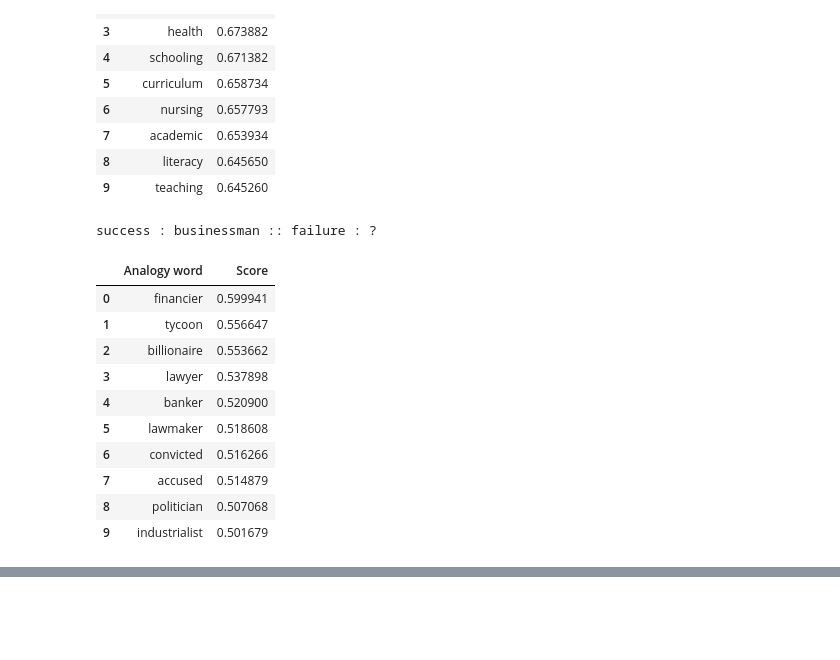
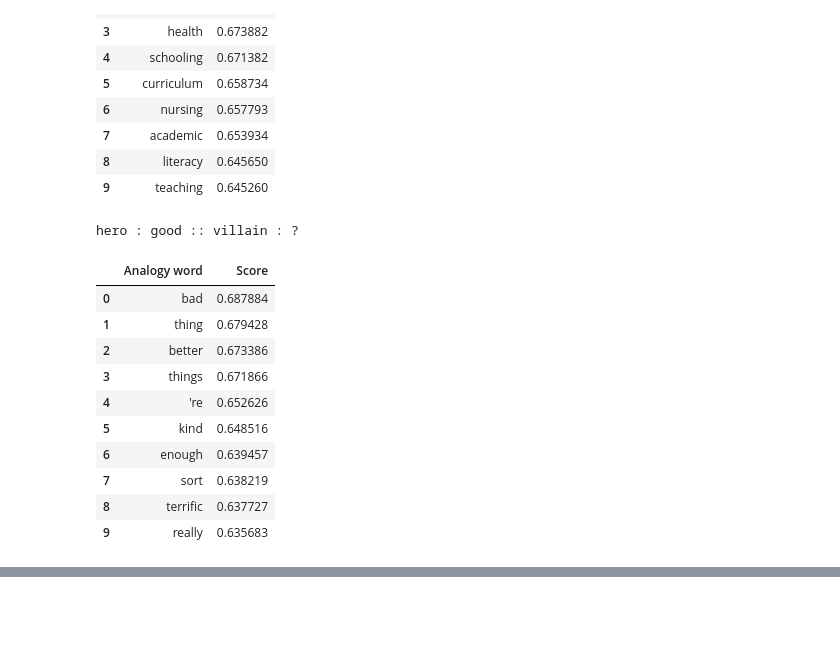
Before and after one commit to madihung/cpsc330, a Jupyter notebook: hw7/hw7.ipynb, the cells around one changed output, grey strips where cells are left out. Saved outputs shown, nothing was run; the diff lists cells and outputs as text; code cells hidden in the pictures.

```diff
--- a/hw7/hw7.ipynb
+++ b/hw7/hw7.ipynb
@@ -324,17 +322,17 @@ man : education :: woman : ?
 | 9 | teaching | 0.645260 |
 # %%
 #4
-analogy("success", "businessman", "failure")
+analogy("hero", "good", "villain")
 # %% [output]
-success : businessman :: failure : ?
+hero : good :: villain : ?
 |  | Analogy word | Score |
-| 0 | financier | 0.599941 |
-| 1 | tycoon | 0.556647 |
-| 2 | billionaire | 0.553662 |
-| 3 | lawyer | 0.537898 |
-| 4 | banker | 0.520900 |
-| 5 | lawmaker | 0.518608 |
-| 6 | convicted | 0.516266 |
-| 7 | accused | 0.514879 |
-| 8 | politician | 0.507068 |
-| 9 | industrialist | 0.501679 |
+| 0 | bad | 0.687884 |
+| 1 | thing | 0.679428 |
+| 2 | better | 0.673386 |
+| 3 | things | 0.671866 |
+| 4 | 're | 0.652626 |
+| 5 | kind | 0.648516 |
+| 6 | enough | 0.639457 |
+| 7 | sort | 0.638219 |
+| 8 | terrific | 0.637727 |
+| 9 | really | 0.635683 |
```
Also changed, not shown: parts of 19 cells of this notebook.
